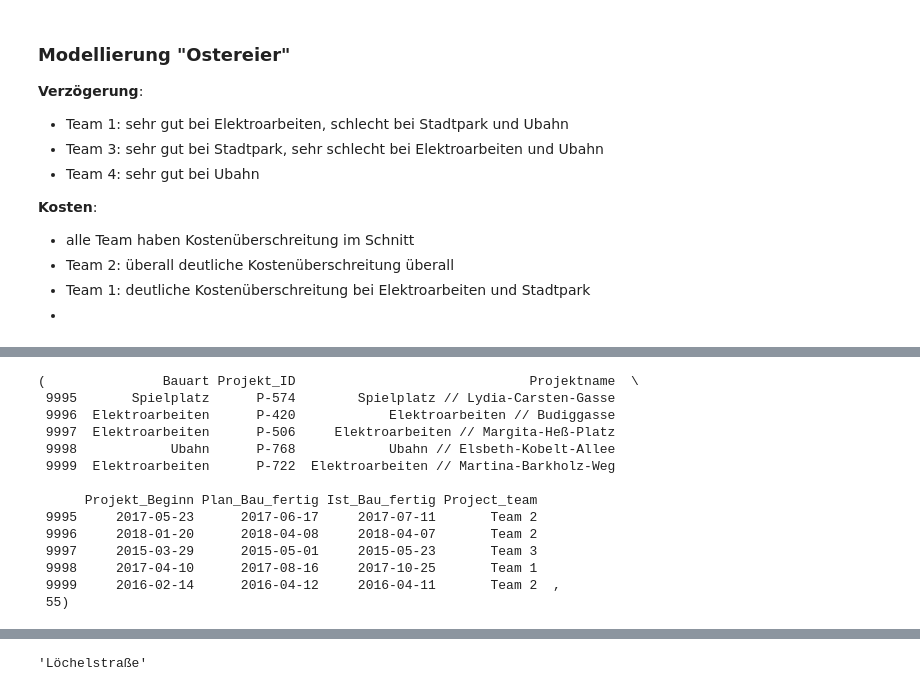
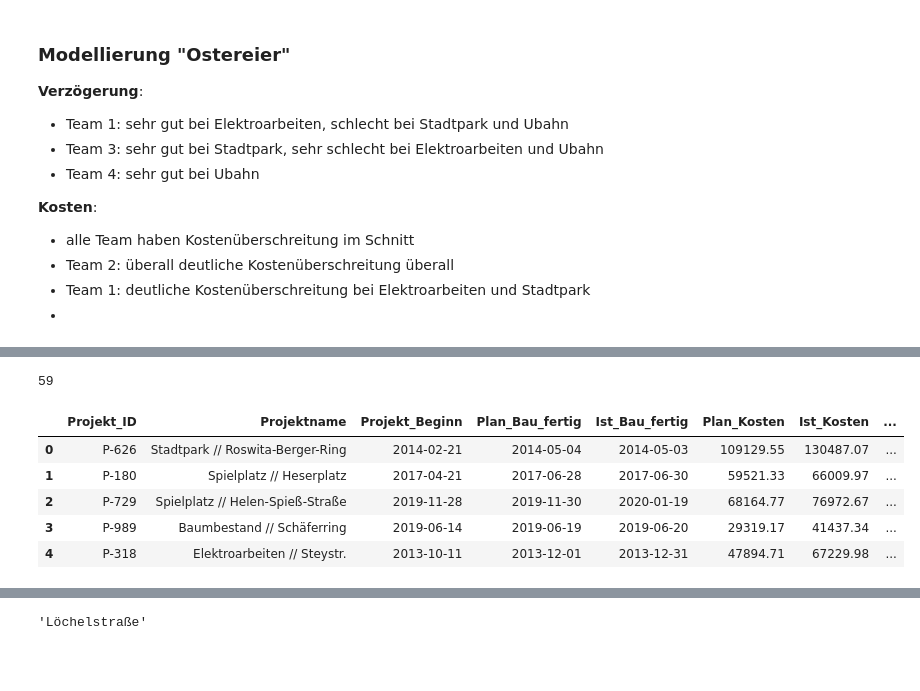
Before and after one commit to fredzett/BA-C, a Jupyter notebook: Chapters/sandbox.ipynb, the cells around one changed output, grey strips where cells are left out. Saved outputs shown, nothing was run; the diff lists cells and outputs as text; code cells hidden in the pictures; blank space fills up the shorter version.

```diff
--- a/Chapters/sandbox.ipynb
+++ b/Chapters/sandbox.ipynb
@@ -640,6 +630,13 @@ team2id = {team: no for no, team in enumerate(teams)}
 # %%
-
-
+faker = Faker(locale="de_DE")
+Faker.seed(132)
+np.random.seed(132)
+bauarten = ["Elektroarbeiten", "Baumbestand", "Landschaftsbau", "Straßenbau", "Stadtpark", "Ubahn", "Spielplatz"]
+# Anteil der Bauarten (gesamt = 100%)
+dist_bauarten = [0.2, 0.2, 0.2, 0.1, 0.15, 0.1, 0.05]
+teams = ["Team 1", "Team 2", "Team 3", "Team 4"]
+dist_team = [0.25, 0.25, 0.25, 0.25]
+team2id = {team: no for no, team in enumerate(teams)}
 
 ### Dauer der Bauarbeiten
 mean_duration = {"Elektroarbeiten": 50, "Baumbestand": 10, "Landschaftsbau": 20, "Straßenbau": 80, "Stadtpark": 45, "Ubahn": 128, "Spielplatz": 43}
@@ -659,13 +656,13 @@ mean_verzögerung_by_team = {"Elektroarbeiten": [-5, 1, 30, 2],
 mean_costs = {"Elektroarbeiten": 100_000, "Baumbestand": 50_000, "Landschaftsbau": 80_000, "Straßenbau": 200_000, "Stadtpark": 150_000, "Ubahn": 500_000, "Spielplatz": 100_000}
 
 # Durschnittliche Kostenabweichung je Bauart und Team
-mean_costs_deviation = {"Elektroarbeiten": [0.1, 0.2, 0.3, 0.4],
-                        "Baumbestand": [0.1, 0.2, 0.3, 0.4],
+mean_costs_deviation = {"Elektroarbeiten": [0.1, 0.4, 0.3, 0.1],
+                        "Baumbestand": [0.1, 0.4, 0.1, 0.1],
                         "Landschaftsbau": [0.1, 0.2, 0.3, 0.4],
-                        "Straßenbau": [0.1, 0.2, 0.3, 0.4],
-                        "Stadtpark": [0.1, 0.2, 0.3, 0.4],
-                        "Ubahn": [0.1, 0.2, 0.3, 0.4],
-                        "Spielplatz": [0.1, 0.2, 0.3, 0.4]}
+                        "Straßenbau": [0.2, 0.3, 0.1, 0.4],
+                        "Stadtpark": [0.1, 0.5, 0.2, 0.1],
+                        "Ubahn": [0.2, 0.3, 0.1, 0.4],
+                        "Spielplatz": [0.01, 0.2, 0.3, 0.1]}
 
 
 n_projects = 10_000
@@ -673,7 +670,7 @@ data = {"Bauart": [], "Projekt_ID": [], "Projektname": [], "Projekt_Beginn": [],
 counter = 0
 for p in range(n_projects):
     # Project ID fake
-    project_id = faker.bothify(text="P-###")
+    project_id = faker.bothify(text="P-#####", letters="ABCDEFGHIJKLMNOPQRSTUVWXYZ")
 
     # Choose Bauart
     art = np.random.choice(bauarten, p=dist_bauarten)
@@ -698,10 +695,21 @@ for p in range(n_projects):
     delay = np.random.normal(loc=mean_verzögerung_by_team[art][teamid], scale=abs(mean_verzögerung_by_team[art][teamid]) / 3 + 1)
     date_act_end = date_plan_end + datetime.timedelta(days=delay)
 
+    # add additional delay if winter
+    if (date_act_end.month in [12,1,2]) and (teamid + 1 in [2]): # Winter & Team 2
+        winter_delay = stats.poisson.rvs(mu=30, size=1)[0]
+        #print(winter_delay, type(winter_delay), float(winter_delay))
+        date_act_end = date_act_end + datetime.timedelta(days=float(winter_delay))
+
     if date_act_end < date_start:
         counter += 1
         date_act_end = date_plan_end + datetime.timedelta(days=np.random.normal(4))
 
+
+    # Sample costs
+    costs_plan = np.random.normal(loc=mean_costs[art], scale=mean_costs[art] / 2 + 2)
+    costs_deviation = np.random.normal(loc=mean_costs_deviation[art][teamid], scale=abs(mean_costs_deviation[art][teamid]) / 3 + 0.05)
+    costs_act = costs_plan * (1 + costs_deviation)
 
     # Gather data
     data["Bauart"].append(art)
@@ -710,25 +718,30 @@ for p in range(n_projects):
     data["Projekt_Beginn"].append(date_start)
     data["Plan_Bau_fertig"].append(date_plan_end)
     data["Ist_Bau_fertig"].append(date_act_end)
+    data["Plan_Kosten"].append(np.round(costs_plan, 2))
+    data["Ist_Kosten"].append(np.round(costs_act,2))
     data["Project_team"].append(team)
 
-df = pd.DataFrame(data)
-df.tail(), counter
+print(counter)
+df = (pd.DataFrame(data)
+     .astype({"Projekt_Beginn": "datetime64", "Plan_Bau_fertig": "datetime64", "Ist_Bau_fertig": "datetime64"})
+     .drop(columns=["Bauart"])
+     )
+
+# Store data in csv
+df.to_csv("../_data/Construction.csv", index=False)
 # %% [output]
-(               Bauart Projekt_ID                              Projektname  \
- 9995       Spielplatz      P-574        Spielplatz // Lydia-Carsten-Gasse
- 9996  Elektroarbeiten      P-420            Elektroarbeiten // Budiggasse
- 9997  Elektroarbeiten      P-506     Elektroarbeiten // Margita-Heß-Platz
- 9998            Ubahn      P-768            Ubahn // Elsbeth-Kobelt-Allee
- 9999  Elektroarbeiten      P-722  Elektroarbeiten // Martina-Barkholz-Weg
-
-      Projekt_Beginn Plan_Bau_fertig Ist_Bau_fertig Project_team
- 9995     2017-05-23      2017-06-17     2017-07-11       Team 2
- 9996     2018-01-20      2018-04-08     2018-04-07       Team 2
- 9997     2015-03-29      2015-05-01     2015-05-23       Team 3
- 9998     2017-04-10      2017-08-16     2017-10-25       Team 1
- 9999     2016-02-14      2016-04-12     2016-04-11       Team 2  ,
- 55)
+59
+# %%
+df = pd.read_csv("../_data/Construction.csv")
+df.head()
+# %% [output]
+|  | Projekt_ID | Projektname | Projekt_Beginn | Plan_Bau_fertig | Ist_Bau_fertig | Plan_Kosten | Ist_Kosten | ... |
+| 0 | P-626 | Stadtpark // Roswita-Berger-Ring | 2014-02-21 | 2014-05-04 | 2014-05-03 | 109129.55 | 130487.07 | ... |
+| 1 | P-180 | Spielplatz // Heserplatz | 2017-04-21 | 2017-06-28 | 2017-06-30 | 59521.33 | 66009.97 | ... |
+| 2 | P-729 | Spielplatz // Helen-Spieß-Straße | 2019-11-28 | 2019-11-30 | 2020-01-19 | 68164.77 | 76972.67 | ... |
+| 3 | P-989 | Baumbestand // Schäferring | 2019-06-14 | 2019-06-19 | 2019-06-20 | 29319.17 | 41437.34 | ... |
+| 4 | P-318 | Elektroarbeiten // Steystr. | 2013-10-11 | 2013-12-01 | 2013-12-31 | 47894.71 | 67229.98 | ... |
 # %%
 df = (df
 .assign(Dauer_ist = lambda x: (x["Ist_Bau_fertig"] - x["Projekt_Beginn"]).dt.days,
```
Also changed, not shown: parts of 6 cells of this notebook, 45 other files.
